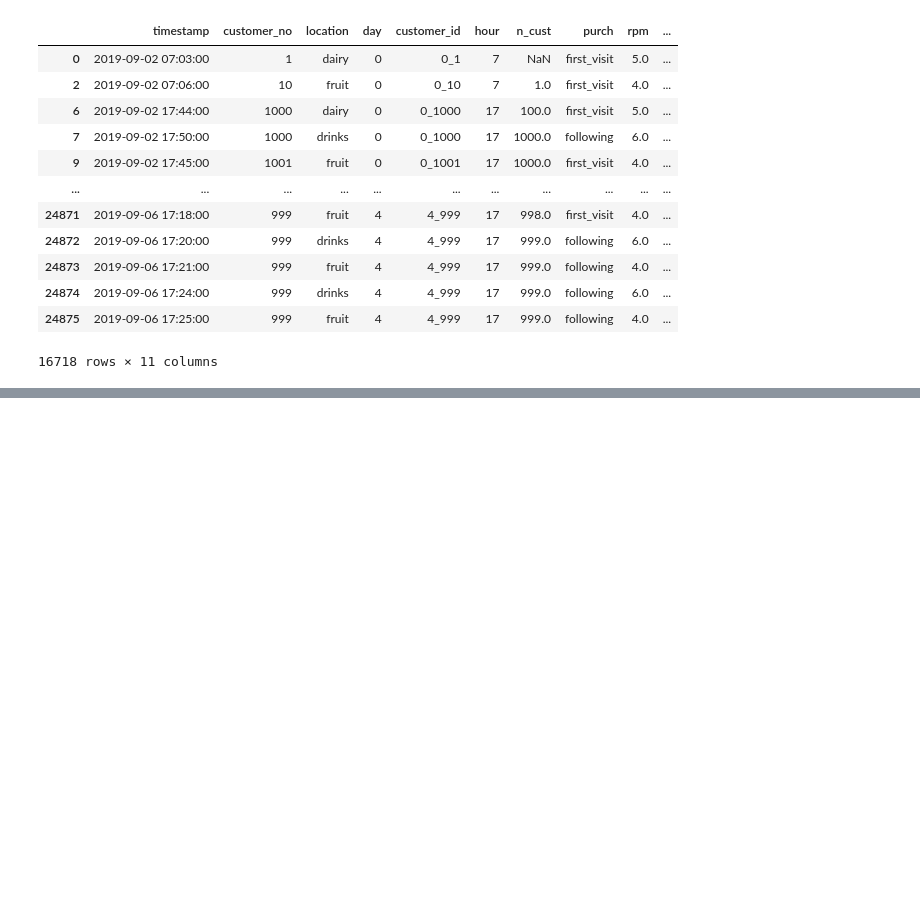
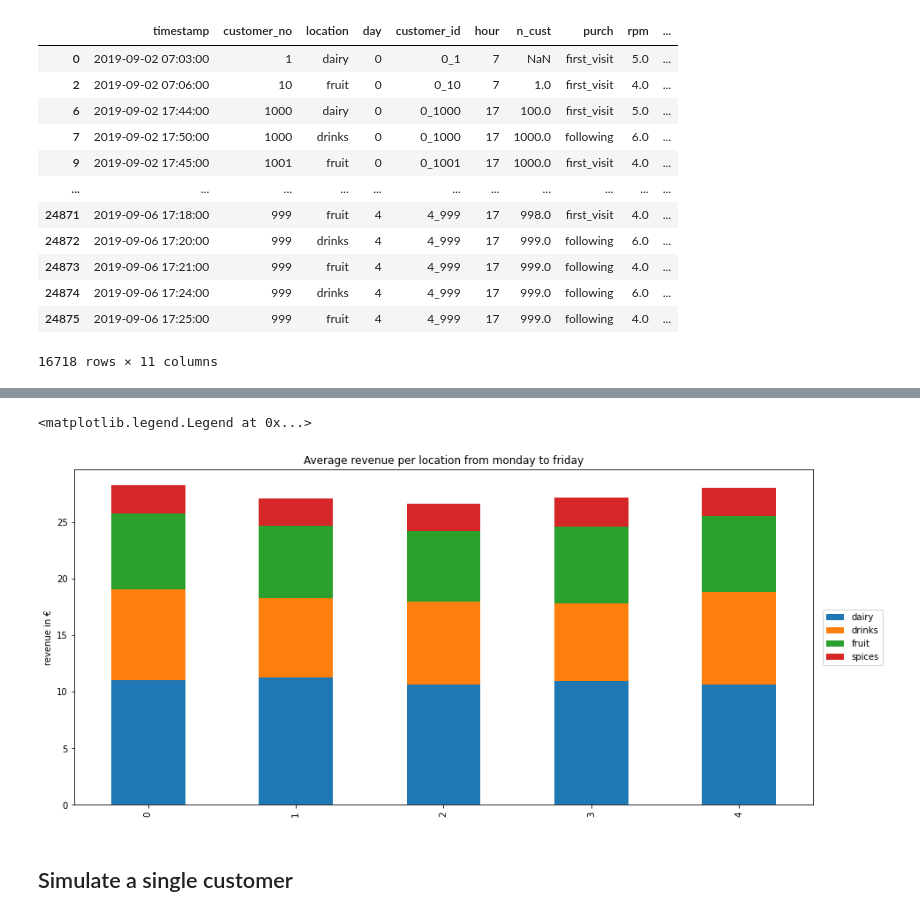
Before and after one commit to Amaranga/markov_ki, a Jupyter notebook: project8_data_exploration_au.ipynb, the cells around one changed output, grey strips where cells are left out. Saved outputs shown, nothing was run; the diff lists cells and outputs as text; code cells hidden in the pictures; blank space fills up the shorter version.

```diff
--- a/project8_data_exploration_au.ipynb
+++ b/project8_data_exploration_au.ipynb
@@ -4,11 +4,11 @@ import seaborn as sns
 import matplotlib.pyplot as plt
 import numpy as np
 # %%
-df_mo = pd.read_csv('markov_ki/data/monday.csv', parse_dates=True, sep=';', index_col=[0])
-df_tu = pd.read_csv('markov_ki/data/tuesday.csv', parse_dates=True, sep=';', index_col=[0])
-df_we = pd.read_csv('markov_ki/data/wednesday.csv', parse_dates=True, sep=';', index_col=[0])
-df_th = pd.read_csv('markov_ki/data/thursday.csv', parse_dates=True, sep=';', index_col=[0])
-df_fr = pd.read_csv('markov_ki/data/friday.csv', parse_dates=True, sep=';', index_col=[0])
+df_mo = pd.read_csv('data/monday.csv', parse_dates=True, sep=';', index_col=[0])
+df_tu = pd.read_csv('data/tuesday.csv', parse_dates=True, sep=';', index_col=[0])
+df_we = pd.read_csv('data/wednesday.csv', parse_dates=True, sep=';', index_col=[0])
+df_th = pd.read_csv('data/thursday.csv', parse_dates=True, sep=';', index_col=[0])
+df_fr = pd.read_csv('data/friday.csv', parse_dates=True, sep=';', index_col=[0])
 # %%
 df_mo['day']= df_mo.index.dayofweek
 df_tu['day']= df_tu.index.dayofweek
@@ -314,0 +331,3 @@ cust_rev_clr['revenue_per_cust'] = cust_rev_clr.total_revenue/cust_rev_clr.nr_of
+# %%
+cust_rev_sec = cust_rev.groupby(['day','location']).agg({'rev': 'sum', 'customer_no':'nunique'}).rename(columns={'rev': 'total_revenue', 'customer_no':'nr_of_customers'})
+cust_rev_sec['revenue_per_cust'] = cust_rev_sec.total_revenue/cust_rev_sec.nr_of_customers
@@ -314,0 +355,2 @@ cust_rev_clr['revenue_per_cust'] = cust_rev_clr.total_revenue/cust_rev_clr.nr_of
+# %%
+cust_rev_sec['rel_rev'] = cust_rev_sec.total_revenue/cust_rev.groupby('day').customer_no.nunique()
@@ -314,0 +386,11 @@ cust_rev_clr['revenue_per_cust'] = cust_rev_clr.total_revenue/cust_rev_clr.nr_of
+# %%
+cust_rev_sec.unstack(1).rel_rev.plot(kind= "bar", stacked= True, figsize= (15,7))
+plt.title('Average revenue per location from monday to friday')
+plt.xlabel('')
+plt.ylabel('revenue in €')
+plt.legend(bbox_to_anchor=(1.1, 0.5), loc=5)
+# %% [output]
+<matplotlib.legend.Legend at 0x...>
+[figure, added]
+# %% [markdown]
+## Simulate a single customer
```
Also changed, not shown: parts of 14 cells of this notebook.
